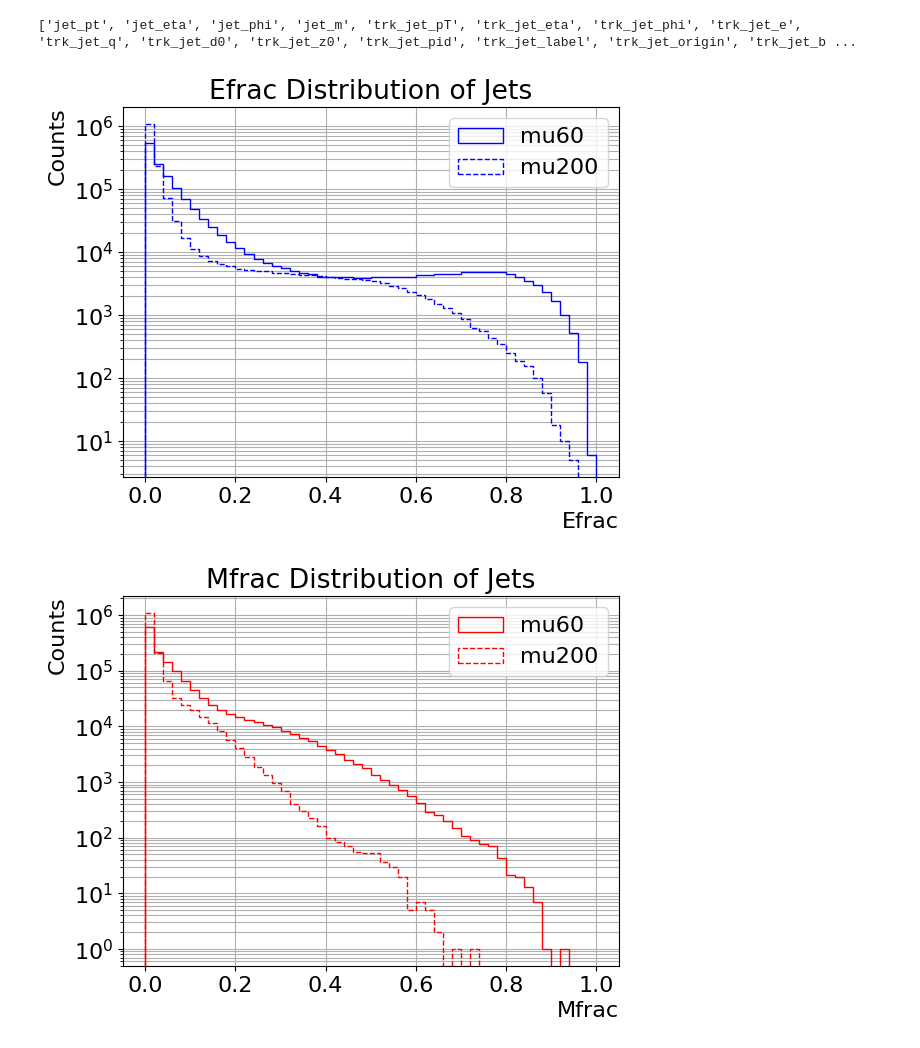
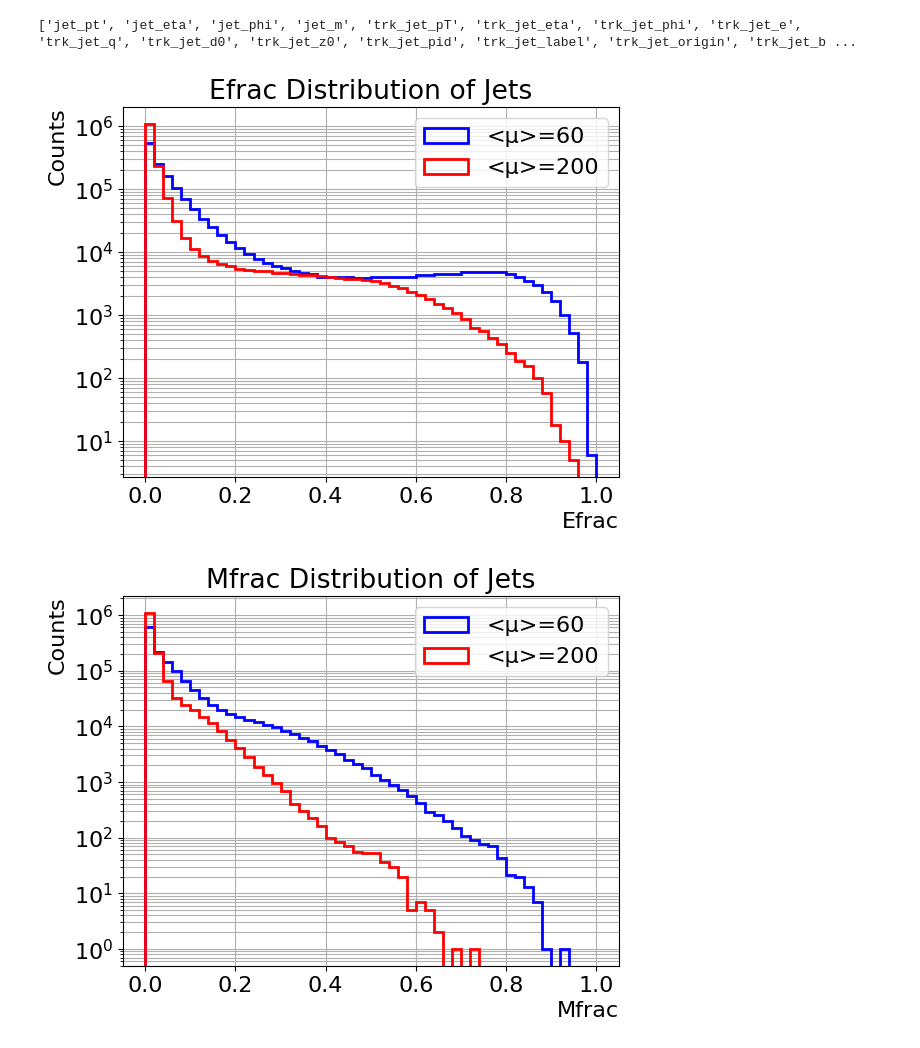
Before and after one commit to LukeV37/Pileup_Plotting, a Jupyter notebook: Fig2/Plot_Labels.ipynb, the cells around one changed output. Saved outputs shown, nothing was run; the diff lists cells and outputs as text; code cells hidden in the pictures.

Commit message:
update plot

```diff
--- a/Fig2/Plot_Labels.ipynb
+++ b/Fig2/Plot_Labels.ipynb
@@ -26,20 +26,20 @@ bins=50
 Range=(0,1)
 # %%
 plt.title("Efrac Distribution of Jets")
-plt.hist(ak.ravel(Efrac_mu60),histtype='step',label='mu60',color='b',range=Range,bins=bins)
-plt.hist(ak.ravel(Efrac_mu200),linestyle='--',histtype='step',label='mu200',color='b',range=Range,bins=bins)
+plt.hist(ak.ravel(Efrac_mu60),histtype='step',label='<\u03BC>=60',color='b',range=Range,bins=bins,linewidth=2)
+plt.hist(ak.ravel(Efrac_mu200),linestyle='-',histtype='step',label='<\u03BC>=200',color='r',range=Range,bins=bins,linewidth=2)
 plt.yscale('log')
 plt.grid(which='both')
 plt.ylabel("Counts",loc='top')
 plt.xlabel("Efrac", loc='right')
 plt.legend()
 plt.show()
 # %% [output]
-[figure, old version]
+[figure, new version]
 # %%
 plt.title("Mfrac Distribution of Jets")
-plt.hist(ak.ravel(Mfrac_mu60),histtype='step',label='mu60',color='r',range=Range,bins=bins)
-plt.hist(ak.ravel(Mfrac_mu200),linestyle='--',histtype='step',label='mu200',color='r',range=Range,bins=bins)
+plt.hist(ak.ravel(Mfrac_mu60),histtype='step',label='<\u03BC>=60',color='b',range=Range,bins=bins,linewidth=2)
+plt.hist(ak.ravel(Mfrac_mu200),linestyle='-',histtype='step',label='<\u03BC>=200',color='r',range=Range,bins=bins,linewidth=2)
 plt.yscale('log')
 plt.grid(which='both')
 plt.ylabel("Counts",loc='top')
@@ -47,4 +47,4 @@ plt.xlabel("Mfrac", loc='right')
 plt.legend()
 plt.show()
 # %% [output]
-[figure, old version]
+[figure, new version]
```
